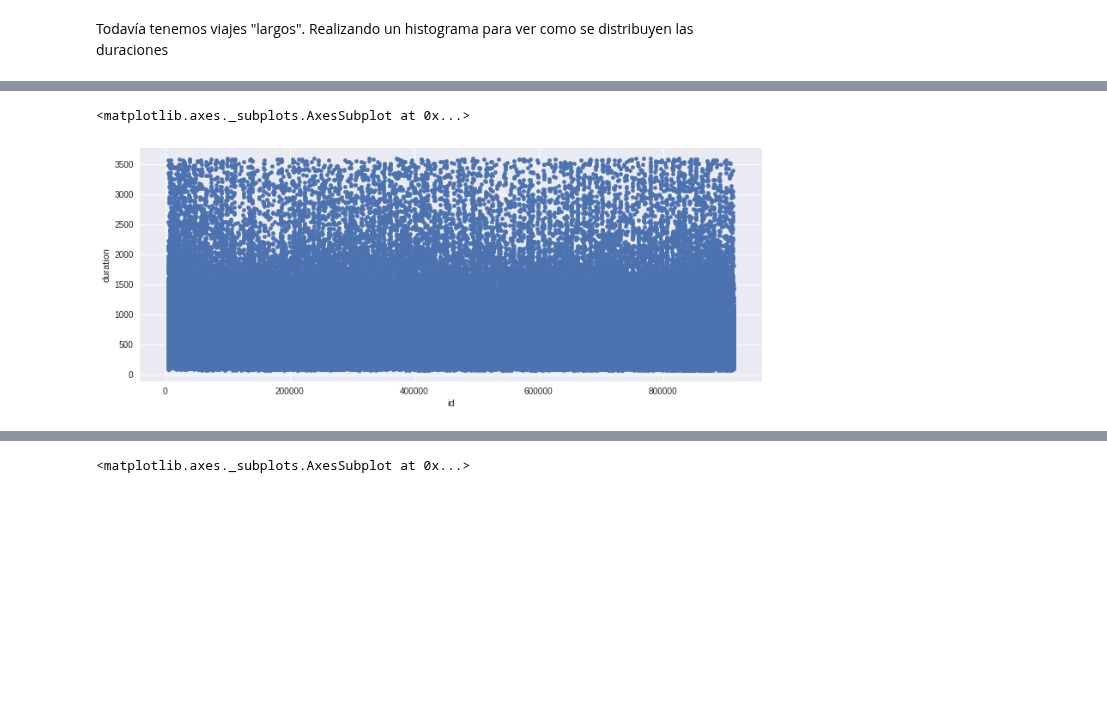
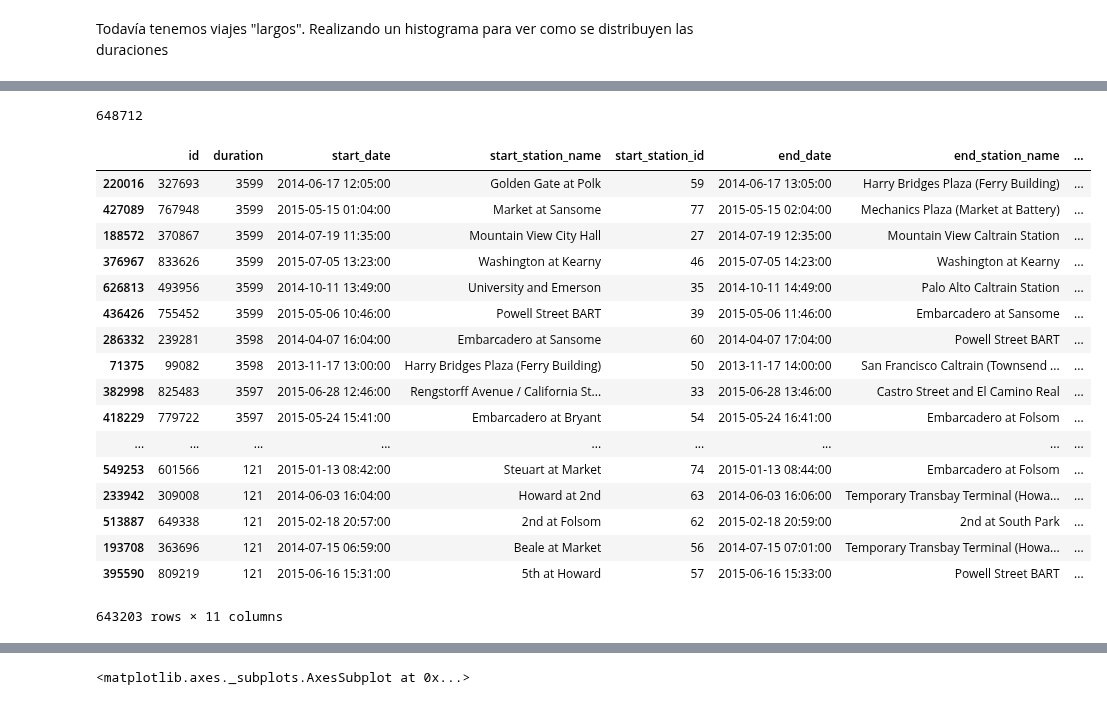
Before and after one commit to Azowyl/TP-Datos, a Jupyter notebook: Clean up data.ipynb, the cells around one changed output, grey strips where cells are left out. Cells and saved outputs as stored; diff of their text form; code cells hidden in the pictures; blank space fills up the shorter version.

```diff
--- a/Clean up data.ipynb
+++ b/Clean up data.ipynb
@@ -335,6 +339,25 @@ clean_trips.sort_values(by='duration', ascending=False)
-# %%
-%matplotlib inline
-clean_trips.plot.scatter(x='id',y='duration',figsize=(13,5))
-# %% [output]
-<matplotlib.axes._subplots.AxesSubplot at 0x...>
-[figure, removed]
+# %%
+trips[trips['duration'] < 3600].shape[0]
+# %% [output]
+648712
+# %%
+sarasa.sort_values(by='duration',ascending=False)
+# %% [output]
+|  | id | duration | start_date | start_station_name | start_station_id | end_date | end_station_name | ... |
+| 220016 | 327693 | 3599 | 2014-06-17 12:05:00 | Golden Gate at Polk | 59 | 2014-06-17 13:05:00 | Harry Bridges Plaza (Ferry Building) | ... |
+| 427089 | 767948 | 3599 | 2015-05-15 01:04:00 | Market at Sansome | 77 | 2015-05-15 02:04:00 | Mechanics Plaza (Market at Battery) | ... |
+| 188572 | 370867 | 3599 | 2014-07-19 11:35:00 | Mountain View City Hall | 27 | 2014-07-19 12:35:00 | Mountain View Caltrain Station | ... |
+| 376967 | 833626 | 3599 | 2015-07-05 13:23:00 | Washington at Kearny | 46 | 2015-07-05 14:23:00 | Washington at Kearny | ... |
+| 626813 | 493956 | 3599 | 2014-10-11 13:49:00 | University and Emerson | 35 | 2014-10-11 14:49:00 | Palo Alto Caltrain Station | ... |
+| 436426 | 755452 | 3599 | 2015-05-06 10:46:00 | Powell Street BART | 39 | 2015-05-06 11:46:00 | Embarcadero at Sansome | ... |
+| 286332 | 239281 | 3598 | 2014-04-07 16:04:00 | Embarcadero at Sansome | 60 | 2014-04-07 17:04:00 | Powell Street BART | ... |
+| 71375 | 99082 | 3598 | 2013-11-17 13:00:00 | Harry Bridges Plaza (Ferry Building) | 50 | 2013-11-17 14:00:00 | San Francisco Caltrain (Townsend ... | ... |
+| 382998 | 825483 | 3597 | 2015-06-28 12:46:00 | Rengstorff Avenue / California St... | 33 | 2015-06-28 13:46:00 | Castro Street and El Camino Real | ... |
+| 418229 | 779722 | 3597 | 2015-05-24 15:41:00 | Embarcadero at Bryant | 54 | 2015-05-24 16:41:00 | Embarcadero at Folsom | ... |
+| ... | ... | ... | ... | ... | ... | ... | ... | ... |
+| 549253 | 601566 | 121 | 2015-01-13 08:42:00 | Steuart at Market | 74 | 2015-01-13 08:44:00 | Embarcadero at Folsom | ... |
+| 233942 | 309008 | 121 | 2014-06-03 16:04:00 | Howard at 2nd | 63 | 2014-06-03 16:06:00 | Temporary Transbay Terminal (Howa... | ... |
+| 513887 | 649338 | 121 | 2015-02-18 20:57:00 | 2nd at Folsom | 62 | 2015-02-18 20:59:00 | 2nd at South Park | ... |
+| 193708 | 363696 | 121 | 2014-07-15 06:59:00 | Beale at Market | 56 | 2014-07-15 07:01:00 | Temporary Transbay Terminal (Howa... | ... |
+| 395590 | 809219 | 121 | 2015-06-16 15:31:00 | 5th at Howard | 57 | 2015-06-16 15:33:00 | Powell Street BART | ... |
+643203 rows × 11 columns
```
Also changed, not shown: parts of 15 cells of this notebook.
